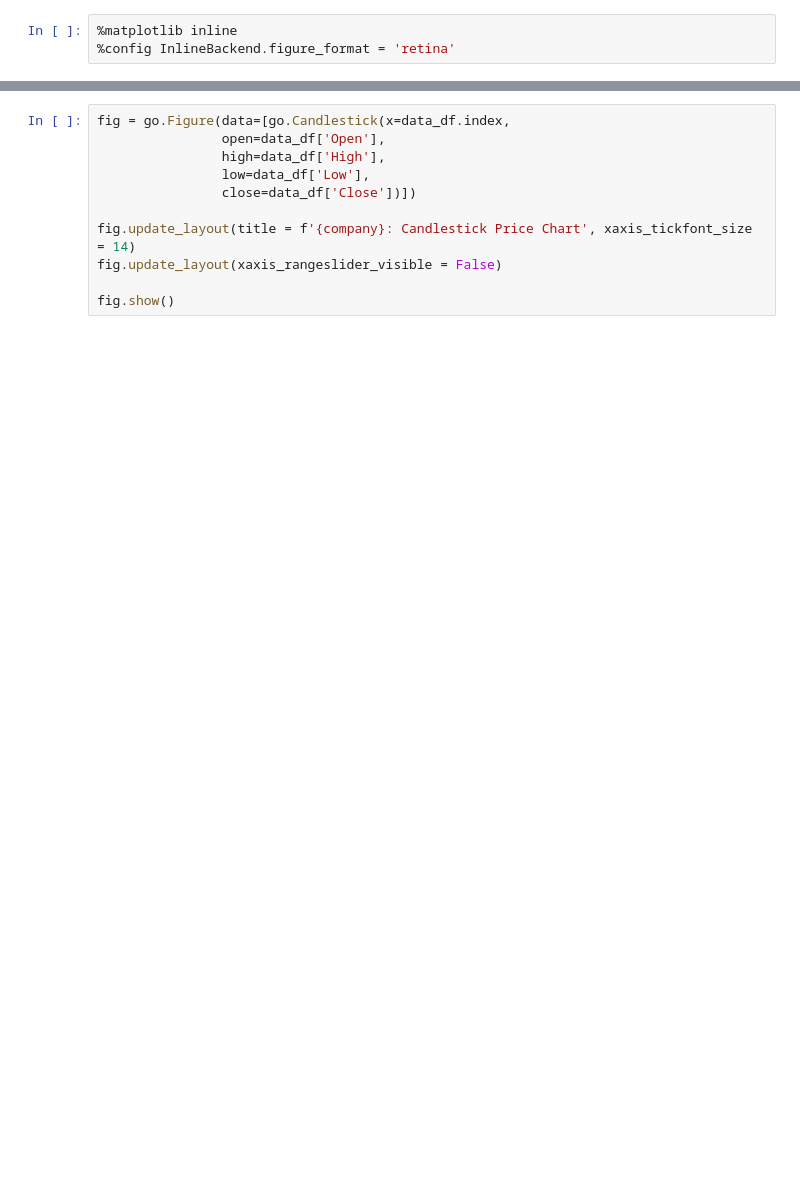
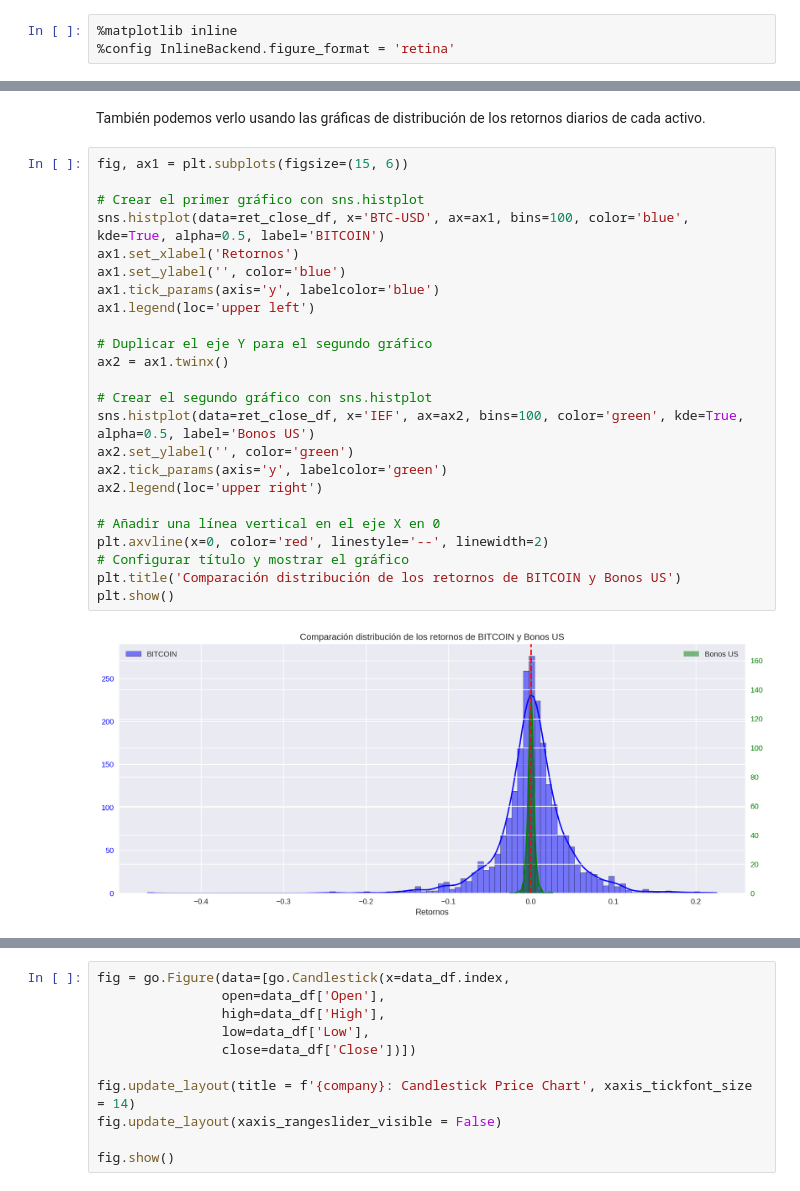
Before and after one commit to alfonso-santos/Python-aplicado-gestion-carteras, a Jupyter notebook: source/analisis-inicial.ipynb, the cells around one changed output, grey strips where cells are left out. Drawn from its saved outputs; the diff is of its cells as text; blank space fills up the shorter version.

```diff
--- a/source/analisis-inicial.ipynb
+++ b/source/analisis-inicial.ipynb
@@ -29,0 +118,28 @@ company = 'AAPL'   # Ticker of company to be analysed
+# %% [markdown]
+También podemos verlo usando las gráficas de distribución de los retornos diarios de cada activo.
+# %%
+fig, ax1 = plt.subplots(figsize=(15, 6))
+
+# Crear el primer gráfico con sns.histplot
+sns.histplot(data=ret_close_df, x='BTC-USD', ax=ax1, bins=100, color='blue', kde=True, alpha=0.5, label='BITCOIN')
+ax1.set_xlabel('Retornos')
+ax1.set_ylabel('', color='blue')
+ax1.tick_params(axis='y', labelcolor='blue')
+ax1.legend(loc='upper left')
+
+# Duplicar el eje Y para el segundo gráfico
+ax2 = ax1.twinx()
+
+# Crear el segundo gráfico con sns.histplot
+sns.histplot(data=ret_close_df, x='IEF', ax=ax2, bins=100, color='green', kde=True, alpha=0.5, label='Bonos US')
+ax2.set_ylabel('', color='green')
+ax2.tick_params(axis='y', labelcolor='green')
+ax2.legend(loc='upper right')
+
+# Añadir una línea vertical en el eje X en 0
+plt.axvline(x=0, color='red', linestyle='--', linewidth=2)
+# Configurar título y mostrar el gráfico
+plt.title('Comparación distribución de los retornos de BITCOIN y Bonos US')
+plt.show()
+# %% [output]
+[figure, added]
```
Also changed, not shown: parts of 54 cells of this notebook, 5 other files.
